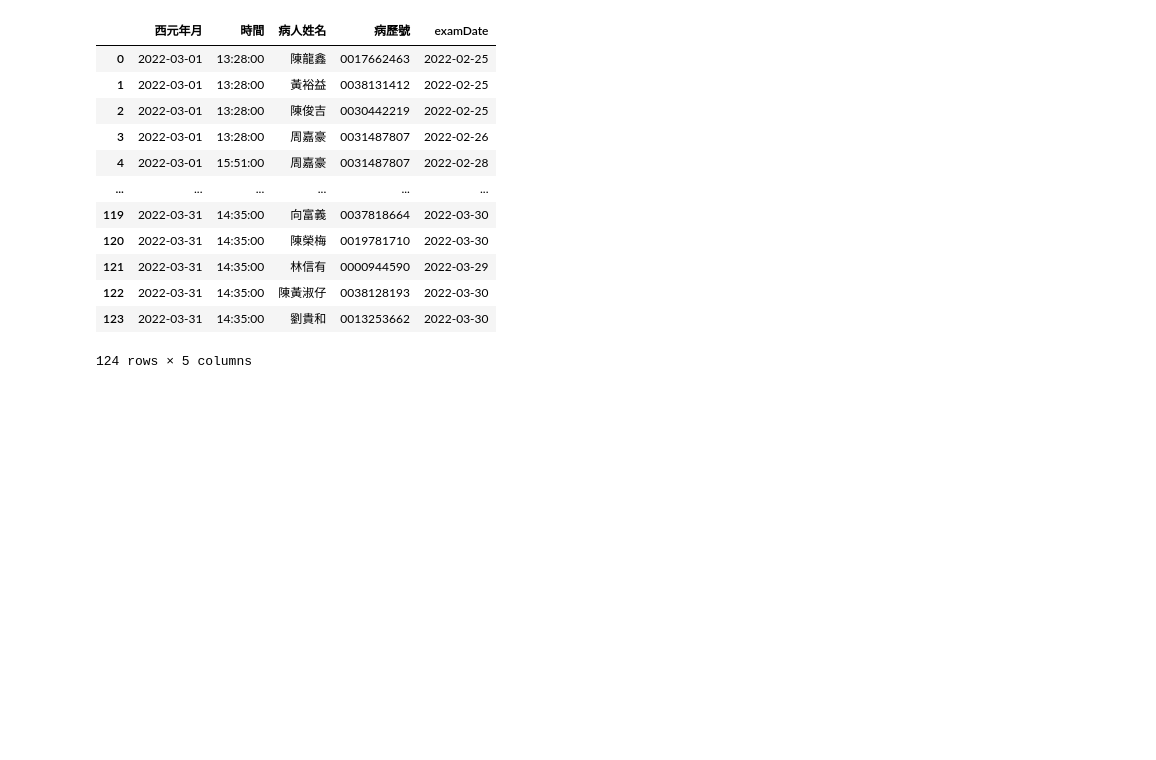
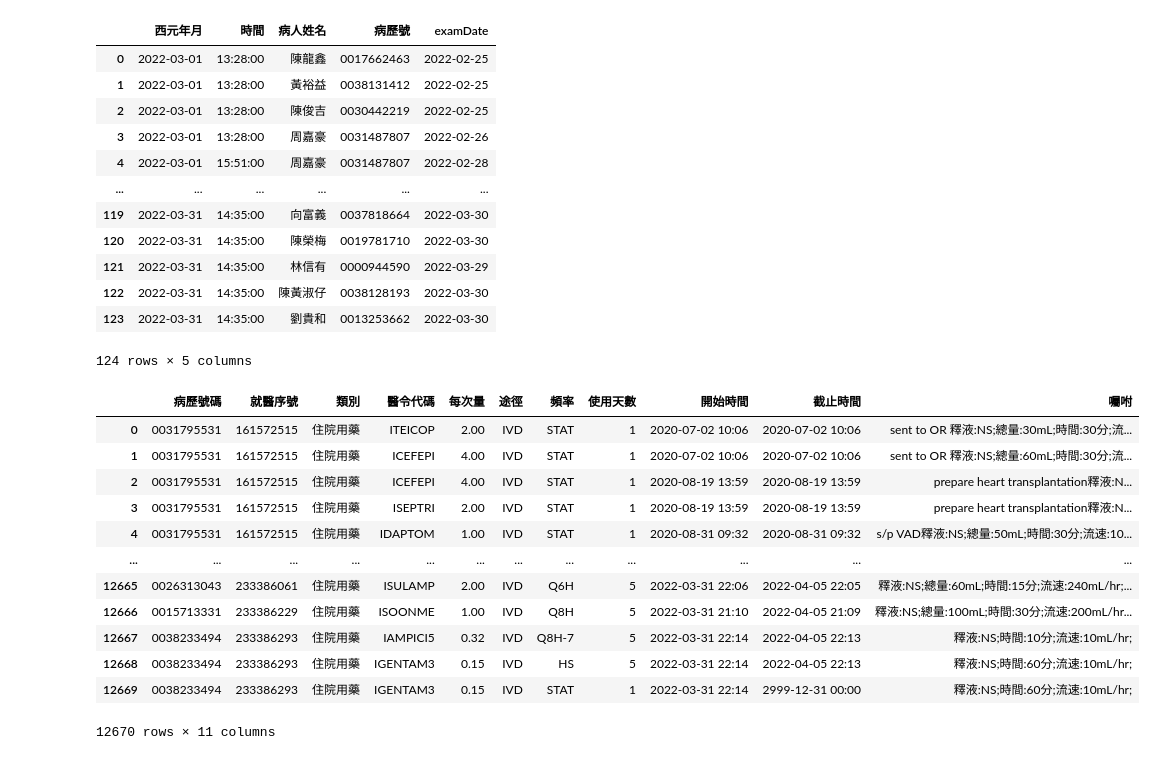
Before and after one commit to ChunWeiPeng/CMUH, a Jupyter notebook: CDSS_file_merge.ipynb, the cells around one changed output. Cells and saved outputs as stored; diff of their text form; code cells hidden in the pictures; blank space fills up the shorter version.

```diff
--- a/CDSS_file_merge.ipynb
+++ b/CDSS_file_merge.ipynb
@@ -84,0 +121,19 @@ SMS
+# %%
+anti = pd.read_excel(file, sheet_name='抗生素使用',
+                     dtype={'病歷號碼':'str', '就醫序號':'int'})
+
+anti
+# %% [output]
+|  | 病歷號碼 | 就醫序號 | 類別 | 醫令代碼 | 每次量 | 途徑 | 頻率 | 使用天數 | 開始時間 | 截止時間 | 囑咐 |
+| 0 | 0031795531 | 161572515 | 住院用藥 | ITEICOP | 2.00 | IVD | STAT | 1 | 2020-07-02 10:06 | 2020-07-02 10:06 | sent to OR 釋液:NS;總量:30mL;時間:30分;流... |
+| 1 | 0031795531 | 161572515 | 住院用藥 | ICEFEPI | 4.00 | IVD | STAT | 1 | 2020-07-02 10:06 | 2020-07-02 10:06 | sent to OR 釋液:NS;總量:60mL;時間:30分;流... |
+| 2 | 0031795531 | 161572515 | 住院用藥 | ICEFEPI | 4.00 | IVD | STAT | 1 | 2020-08-19 13:59 | 2020-08-19 13:59 | prepare heart transplantation釋液:N... |
+| 3 | 0031795531 | 161572515 | 住院用藥 | ISEPTRI | 2.00 | IVD | STAT | 1 | 2020-08-19 13:59 | 2020-08-19 13:59 | prepare heart transplantation釋液:N... |
+| 4 | 0031795531 | 161572515 | 住院用藥 | IDAPTOM | 1.00 | IVD | STAT | 1 | 2020-08-31 09:32 | 2020-08-31 09:32 | s/p VAD釋液:NS;總量:50mL;時間:30分;流速:10... |
+| ... | ... | ... | ... | ... | ... | ... | ... | ... | ... | ... | ... |
+| 12665 | 0026313043 | 233386061 | 住院用藥 | ISULAMP | 2.00 | IVD | Q6H | 5 | 2022-03-31 22:06 | 2022-04-05 22:05 | 釋液:NS;總量:60mL;時間:15分;流速:240mL/hr;... |
+| 12666 | 0015713331 | 233386229 | 住院用藥 | ISOONME | 1.00 | IVD | Q8H | 5 | 2022-03-31 21:10 | 2022-04-05 21:09 | 釋液:NS;總量:100mL;時間:30分;流速:200mL/hr... |
+| 12667 | 0038233494 | 233386293 | 住院用藥 | IAMPICI5 | 0.32 | IVD | Q8H-7 | 5 | 2022-03-31 22:14 | 2022-04-05 22:13 | 釋液:NS;時間:10分;流速:10mL/hr; |
+| 12668 | 0038233494 | 233386293 | 住院用藥 | IGENTAM3 | 0.15 | IVD | HS | 5 | 2022-03-31 22:14 | 2022-04-05 22:13 | 釋液:NS;時間:60分;流速:10mL/hr; |
+| 12669 | 0038233494 | 233386293 | 住院用藥 | IGENTAM3 | 0.15 | IVD | STAT | 1 | 2022-03-31 22:14 | 2999-12-31 00:00 | 釋液:NS;時間:60分;流速:10mL/hr; |
+12670 rows × 11 columns
```
Also changed, not shown: parts of 6 cells of this notebook, 2 other files.
